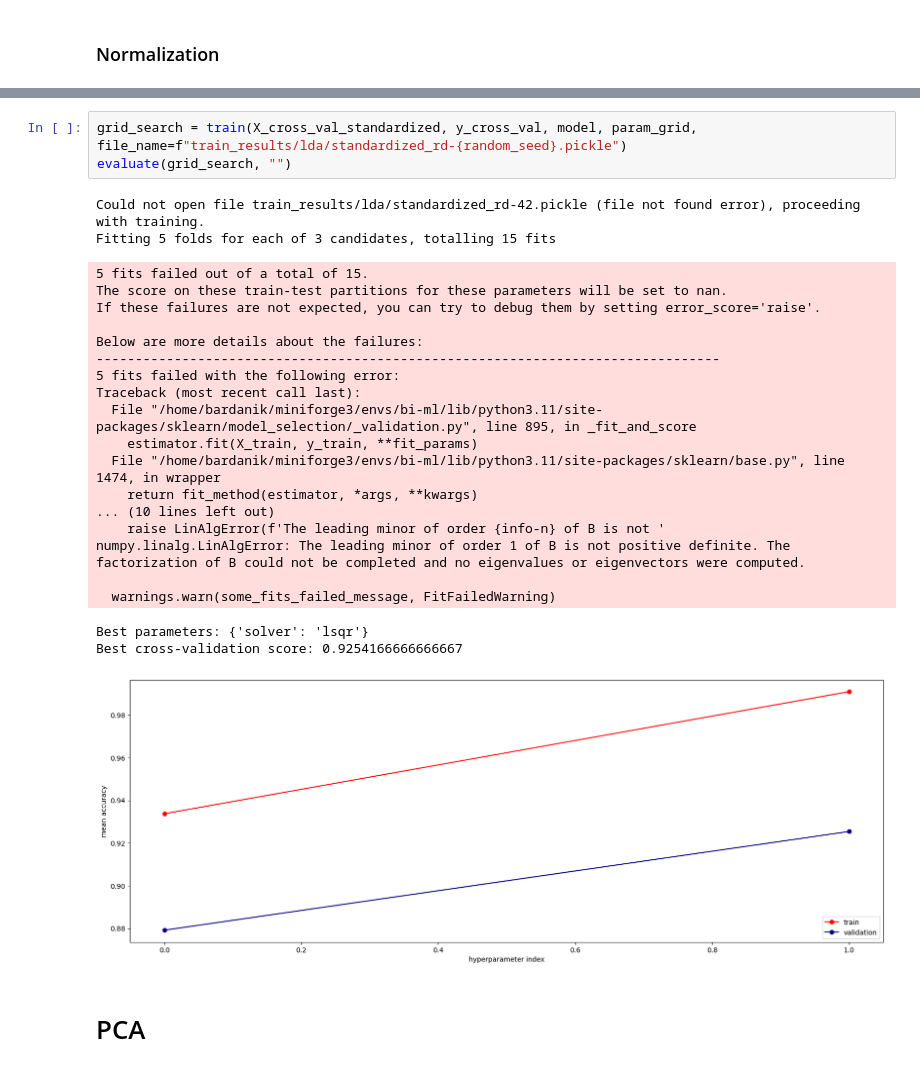
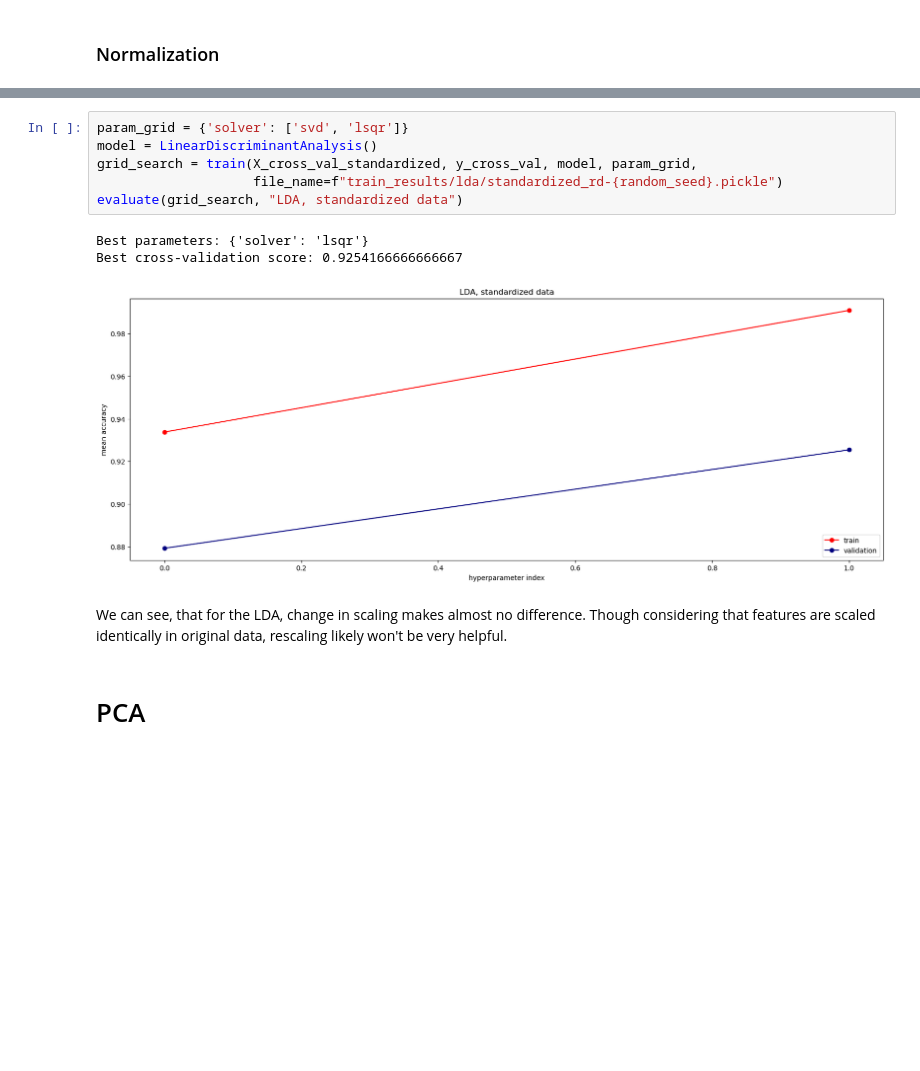
Before and after one commit to nickobard/Machine-Learning-II, a Jupyter notebook: 01/homework_01_B232.ipynb, the cells around one changed output, grey strips where cells are left out. Cells and saved outputs as stored; diff of their text form; blank space fills up the shorter version.

Commit message:
hw01: choose final model

```diff
--- a/01/homework_01_B232.ipynb
+++ b/01/homework_01_B232.ipynb
@@ -564,29 +498,15 @@ Best cross-validation score: 0.9291666666666666
 # %%
-grid_search = train(X_cross_val_standardized, y_cross_val, model, param_grid, file_name=f"train_results/lda/standardized_rd-{random_seed}.pickle")
-evaluate(grid_search, "")
+param_grid = {'solver': ['svd', 'lsqr']}
+model = LinearDiscriminantAnalysis()
+grid_search = train(X_cross_val_standardized, y_cross_val, model, param_grid,
+                    file_name=f"train_results/lda/standardized_rd-{random_seed}.pickle")
+evaluate(grid_search, "LDA, standardized data")
 # %% [output]
-Could not open file train_results/lda/standardized_rd-42.pickle (file not found error), proceeding with training.
-Fitting 5 folds for each of 3 candidates, totalling 15 fits
+Best parameters: {'solver': 'lsqr'}
+Best cross-validation score: 0.9254166666666667
-5 fits failed out of a total of 15.
-The score on these train-test partitions for these parameters will be set to nan.
-If these failures are not expected, you can try to debug them by setting error_score='raise'.
-
-Below are more details about the failures:
---------------------------------------------------------------------------------
-5 fits failed with the following error:
-Traceback (most recent call last):
-  File "/home/bardanik/miniforge3/envs/bi-ml/lib/python3.11/site-packages/sklearn/model_selection/_validation.py", line 895, in _fit_and_score
-    estimator.fit(X_train, y_train, **fit_params)
-  File "/home/bardanik/miniforge3/envs/bi-ml/lib/python3.11/site-packages/sklearn/base.py", line 1474, in wrapper
-    return fit_method(estimator, *args, **kwargs)
-... (10 lines left out)
-    raise LinAlgError(f'The leading minor of order {info-n} of B is not '
-numpy.linalg.LinAlgError: The leading minor of order 1 of B is not positive definite. The factorization of B could not be completed and no eigenvalues or eigenvectors were computed.
-
-  warnings.warn(some_fits_failed_message, FitFailedWarning)
-Best parameters: {'solver': 'lsqr'}
-Best cross-validation score: 0.9254166666666667
-[figure, old version]
+[figure, new version]
+# %% [markdown]
+We can see, that for the LDA, change in scaling makes almost no difference. Though considering that features are scaled identically in original data, rescaling likely won't be very helpful.
 # %% [markdown]
 # PCA
 # %% [markdown]
```
Also changed, not shown: parts of 26 cells of this notebook, 1 other file.
